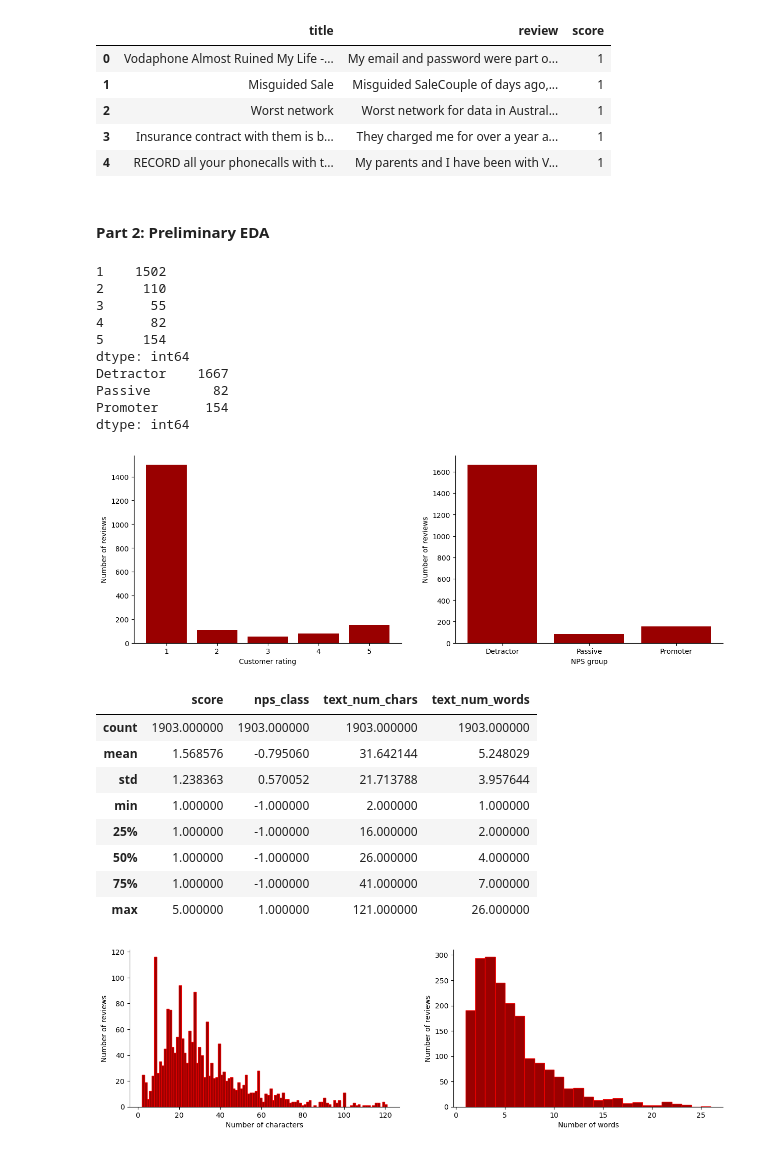
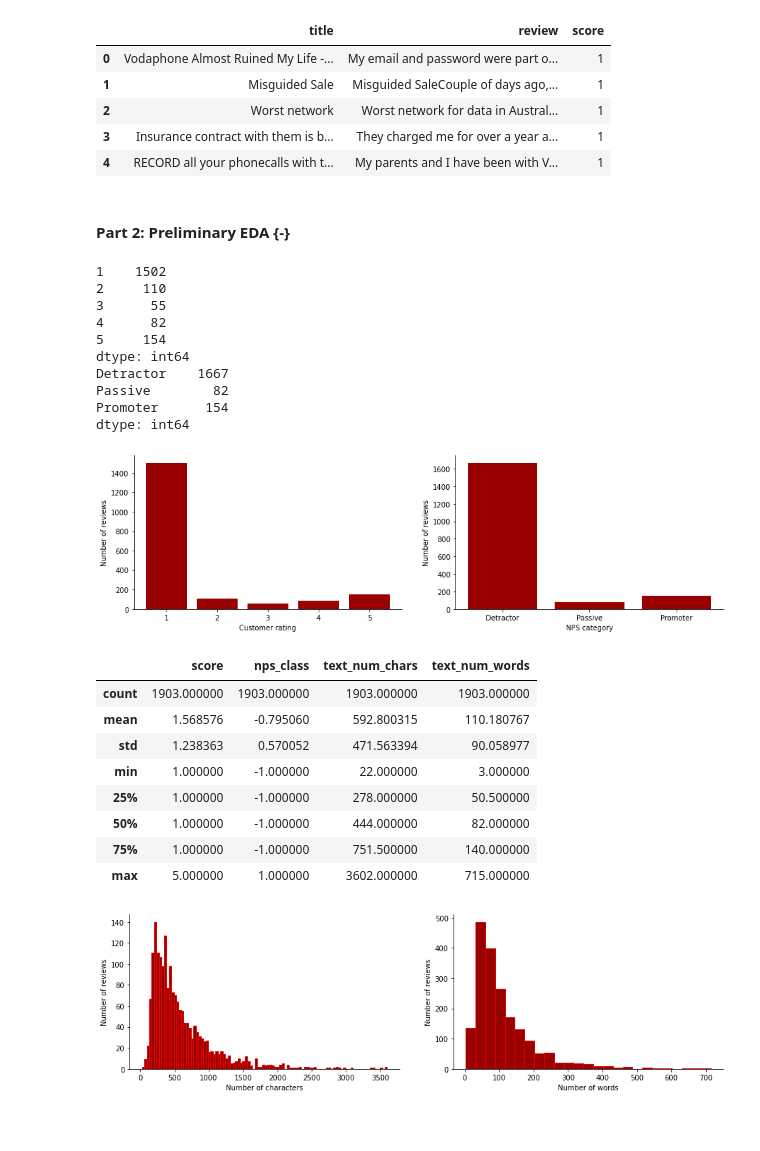
Before and after one commit to NikkiSarah/MA5853-54-Projects, a Jupyter notebook: Alternative ingestion pipeline plus EDA.ipynb, the cells around one changed output. Saved outputs shown, nothing was run; the diff lists cells and outputs as text; code cells hidden in the pictures; blank space fills up the shorter version.

```diff
--- a/Alternative ingestion pipeline plus EDA.ipynb
+++ b/Alternative ingestion pipeline plus EDA.ipynb
@@ -53,83 +57,81 @@ vodafone_reviews.head()
 | 3 | Insurance contract with them is b... | They charged me for over a year a... | 1 |
 | 4 | RECORD all your phonecalls with t... | My parents and I have been with V... | 1 |
 # %% [markdown]
-#### Part 2: Preliminary EDA
+#### Part 2: Preliminary EDA {-}
 # %%
-# define functions to classify each review into an NPS group
-def create_NPS_group(row):
+# define functions to classify each review into a NPS category
+def create_nps_category(row):
     if row.score <= 3:
-        group = 'Detractor'
+        category = 'Detractor'
     elif row.score == 4:
-        group = 'Passive'
+        category = 'Passive'
     else:
-        group = 'Promoter'
-    return group
+        category = 'Promoter'
+    return category
 
-def create_NPS_class(row):
-    if row.nps_group == 'Detractor':
+
+def create_nps_class(row):
+    if row.nps_category == 'Detractor':
         nps_class = -1
-    elif row.nps_group == 'Passive':
+    elif row.nps_category == 'Passive':
         nps_class = 0
     else:
         nps_class = 1
     return nps_class
 
-vodafone_reviews['nps_group'] = vodafone_reviews.apply(create_NPS_group, axis=1)
-vodafone_reviews['nps_class'] = vodafone_reviews.apply(create_NPS_class, axis=1)
+
+vodafone_reviews['nps_category'] = vodafone_reviews.apply(create_nps_category, axis=1)
+vodafone_reviews['nps_class'] = vodafone_reviews.apply(create_nps_class, axis=1)
 # %%
 # plot the number of reviews by customer rating and NPS group
 reviews = pd.value_counts(vodafone_reviews.score.values).sort_index()
-reviews2 = pd.value_counts(vodafone_reviews.nps_group.values).sort_index()
+reviews2 = pd.value_counts(vodafone_reviews.nps_category.values).sort_index()
 print(reviews)
 print(reviews2)
 
 fig, axs = plt.subplots(1, 2, figsize=(15, 4))
 axs[0].bar(x=reviews.index, height=reviews.values, color='#990000')
 axs[0].set_xlabel('Customer rating')
 axs[0].set_ylabel('Number of reviews')
 axs[0].spines['right'].set_visible(False)
 axs[0].spines['top'].set_visible(False)
 axs[1].bar(x=reviews2.index, height=reviews2.values, color='#990000')
-axs[1].set_xlabel('NPS group')
+axs[1].set_xlabel('NPS category')
 axs[1].set_ylabel('Number of reviews')
 axs[1].spines['right'].set_visible(False)
 axs[1].spines['top'].set_visible(False);
-# plt.show()
-
-# reset the default figure size
-plt.rcdefaults()
 # %% [output]
 1    1502
 2     110
 3      55
 4      82
 5     154
 dtype: int64
 Detractor    1667
 Passive        82
 Promoter      154
 dtype: int64
-[figure, old version]
+[figure, new version]
 # %%
 # combine the title and review columns together
 vodafone_reviews['text'] = vodafone_reviews.apply(lambda x: x.title + '. ' + x.review, axis=1)
 # %%
 # calculate character and word lengths of the combined text and obtain some basic descriptive statistics
-vodafone_reviews['text_num_chars'] = vodafone_reviews.title.apply(lambda x: len(x))
-vodafone_reviews['text_num_words'] = vodafone_reviews.title.apply(lambda x: len(re.findall(r'\w+', x)))
+vodafone_reviews['text_num_chars'] = vodafone_reviews.text.apply(lambda x: len(x))
+vodafone_reviews['text_num_words'] = vodafone_reviews.text.apply(lambda x: len(re.findall(r'\w+', x)))
 
 descriptive_statistics = vodafone_reviews.describe()
 descriptive_statistics
 # %% [output]
 |  | score | nps_class | text_num_chars | text_num_words |
 | count | 1903.000000 | 1903.000000 | 1903.000000 | 1903.000000 |
-| mean | 1.568576 | -0.795060 | 31.642144 | 5.248029 |
-| std | 1.238363 | 0.570052 | 21.713788 | 3.957644 |
-| min | 1.000000 | -1.000000 | 2.000000 | 1.000000 |
-| 25% | 1.000000 | -1.000000 | 16.000000 | 2.000000 |
-| 50% | 1.000000 | -1.000000 | 26.000000 | 4.000000 |
-| 75% | 1.000000 | -1.000000 | 41.000000 | 7.000000 |
-| max | 5.000000 | 1.000000 | 121.000000 | 26.000000 |
+| mean | 1.568576 | -0.795060 | 592.800315 | 110.180767 |
+| std | 1.238363 | 0.570052 | 471.563394 | 90.058977 |
+| min | 1.000000 | -1.000000 | 22.000000 | 3.000000 |
+| 25% | 1.000000 | -1.000000 | 278.000000 | 50.500000 |
+| 50% | 1.000000 | -1.000000 | 444.000000 | 82.000000 |
+| 75% | 1.000000 | -1.000000 | 751.500000 | 140.000000 |
+| max | 5.000000 | 1.000000 | 3602.000000 | 715.000000 |
 # %%
 # plot the distribution of character and word lengths
 fig, axs = plt.subplots(1, 2, figsize=(15, 4))
@@ -143,10 +145,6 @@ axs[1].set_xlabel('Number of words')
 axs[1].set_ylabel('Number of reviews')
 axs[1].spines['right'].set_visible(False)
 axs[1].spines['top'].set_visible(False);
-# plt.show()
-
-# reset the default figure size
-plt.rcdefaults()
 # %% [output]
-[figure, old version]
+[figure, new version]
 # %%
```
Also changed, not shown: parts of 55 cells of this notebook.
